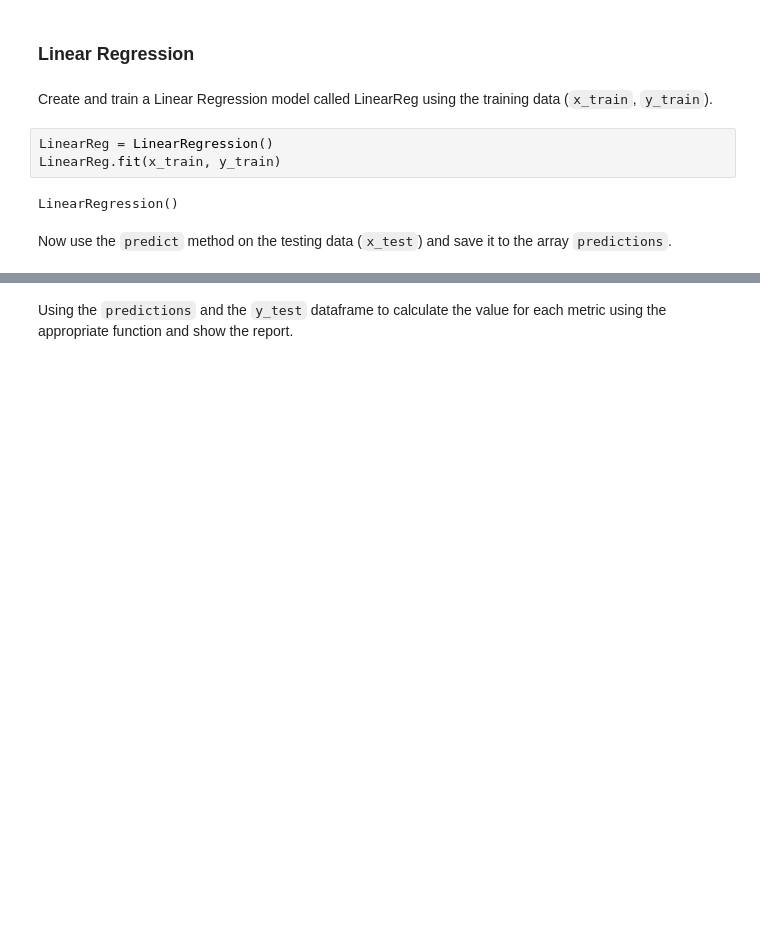
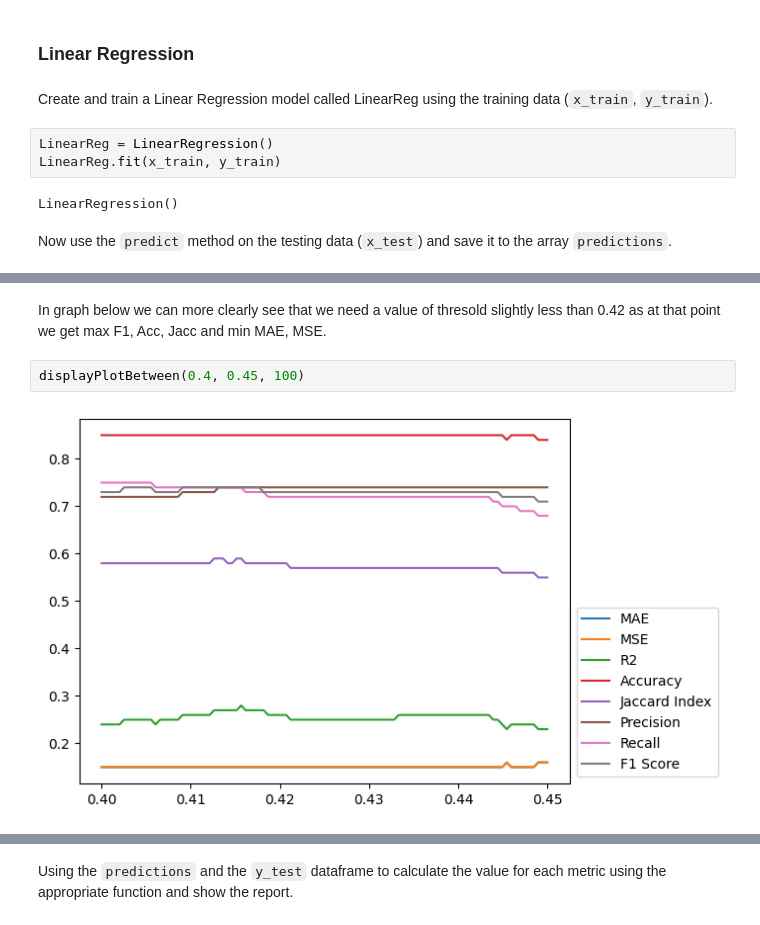
Before and after one commit to Akhand-Pratap-Tiwari/Comparative-study-of-ML-models-on-Rainfall-Dataset, a Jupyter notebook: comprison_of_ML_models.ipynb, the cells around one changed output, grey strips where cells are left out. Drawn from its saved outputs; the diff is of its cells as text; blank space fills up the shorter version.

```diff
--- a/comprison_of_ML_models.ipynb
+++ b/comprison_of_ML_models.ipynb
@@ -177,0 +233,6 @@ predictions_in_binary = np.rint(predictions)
+# %% [markdown]
+In graph below we can more clearly see that we need a value of thresold slightly less than 0.42 as at that point we get max F1, Acc, Jacc and min MAE, MSE.
+# %%
+displayPlotBetween(0.4, 0.45, 100)
+# %% [output]
+[figure, added]
```
Also changed, not shown: parts of 16 cells of this notebook.
